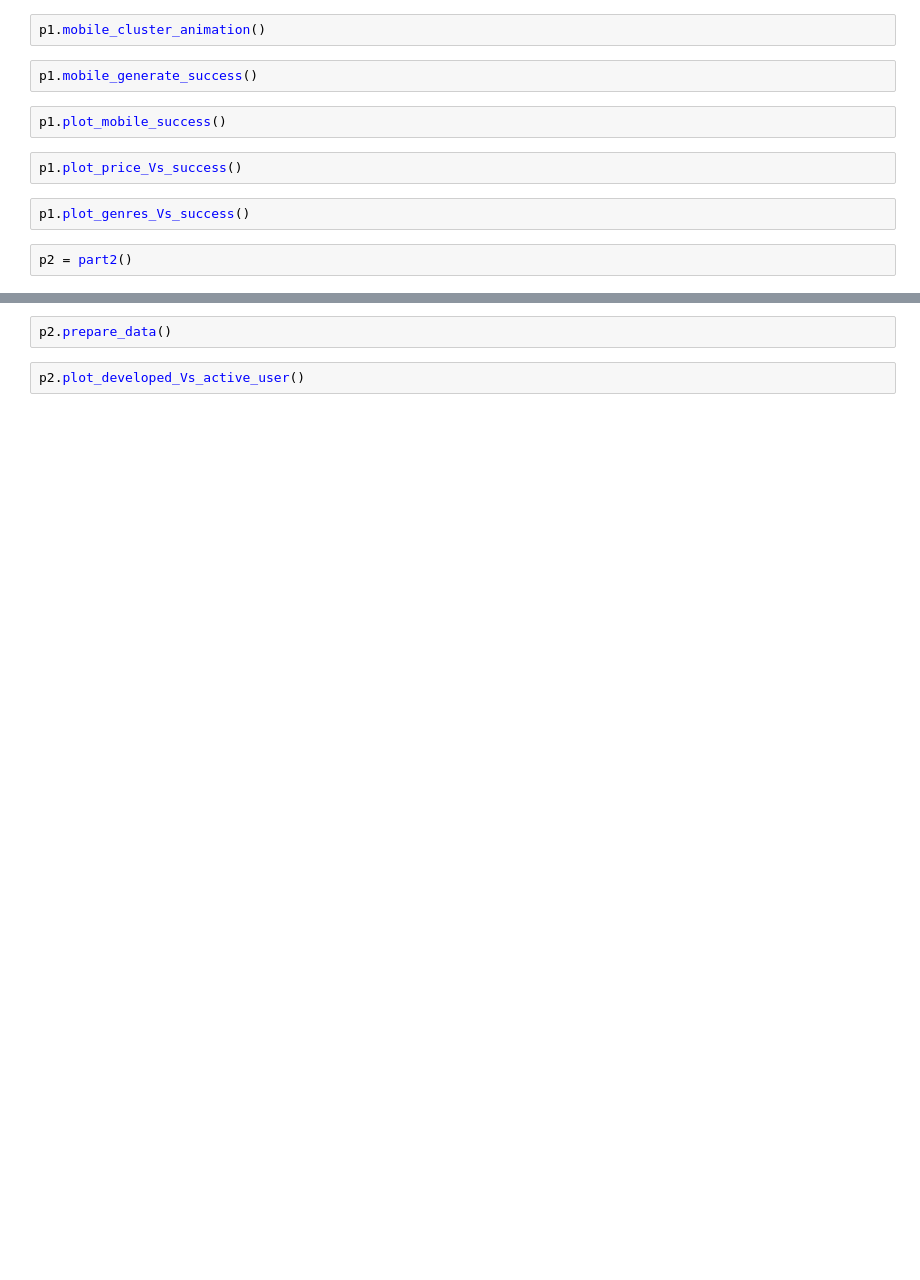
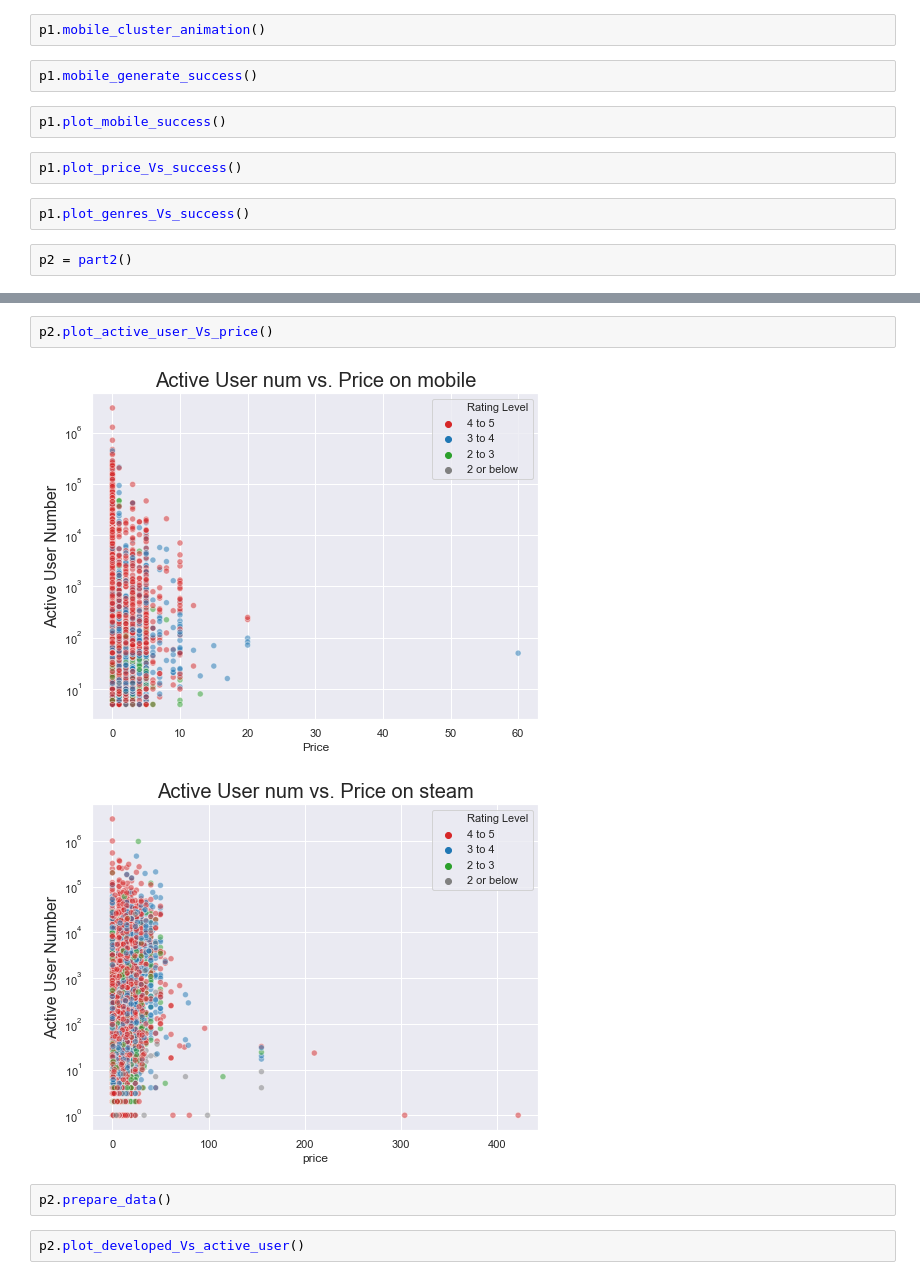
Before and after one commit to louis910/ECE143-WI2020-Group7, a Jupyter notebook: src/main.ipynb, the cells around one changed output, grey strips where cells are left out. Cells and saved outputs as stored; diff of their text form; blank space fills up the shorter version.

```diff
--- a/src/main.ipynb
+++ b/src/main.ipynb
@@ -49,3 +60,8 @@ p2.plot_active_user_Vs_price_mobile()
+# %%
+p2.plot_active_user_Vs_price()
+# %% [output]
+[figure, added]
+[figure, added]
 # %%
 p2.prepare_data()
 # %%
```
Also changed, not shown: parts of 5 cells of this notebook, 2 other files.
